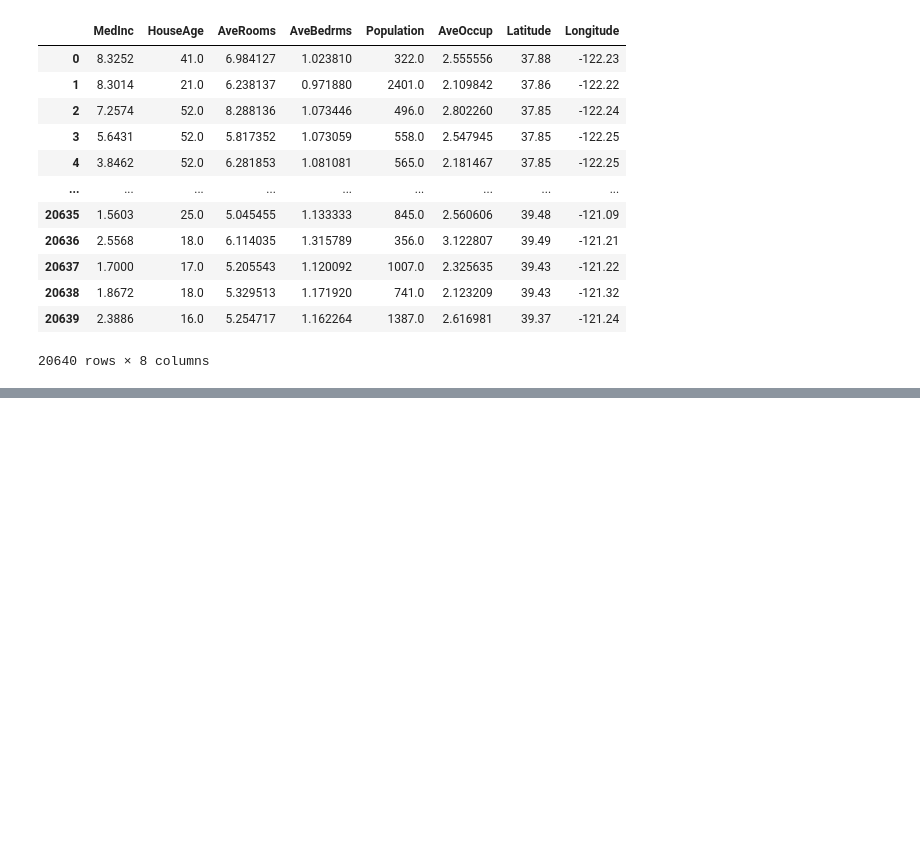
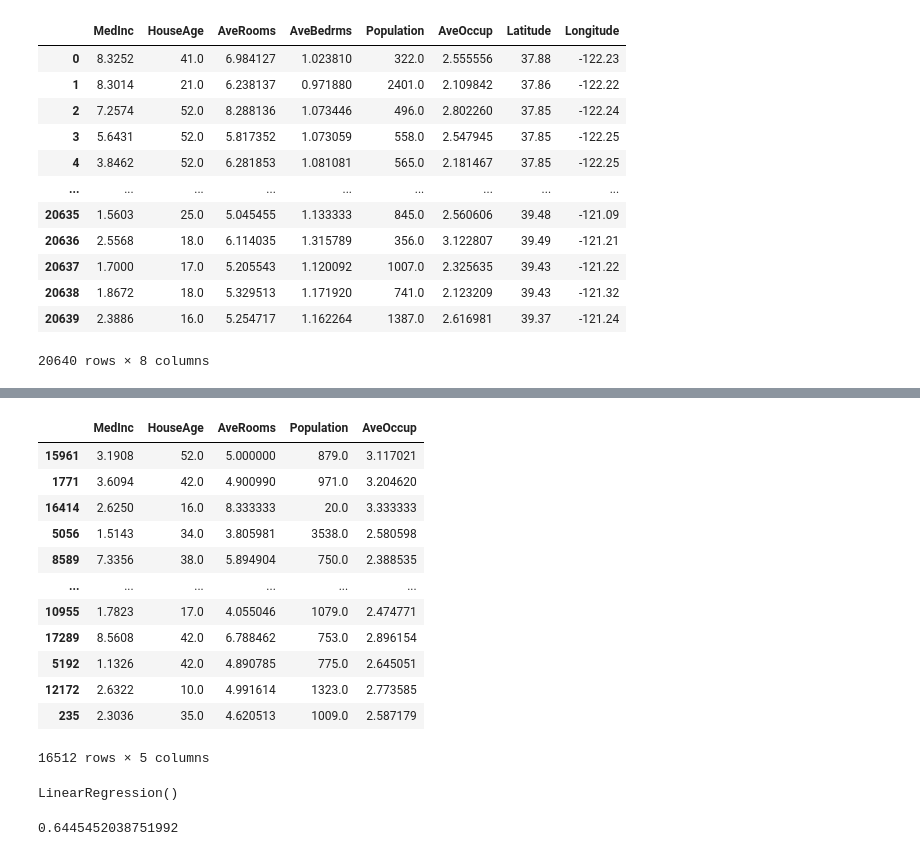
Before and after one commit to arybadj/machine-learning, a Jupyter notebook: multiple linear regreesion/mlr-2.ipynb, the cells around one changed output, grey strips where cells are left out. Drawn from its saved outputs; the diff is of its cells as text; code cells hidden in the pictures; blank space fills up the shorter version.

```diff
--- a/multiple linear regreesion/mlr-2.ipynb
+++ b/multiple linear regreesion/mlr-2.ipynb
@@ -123,0 +245,16 @@ df
+# %%
+x_train
+# %% [output]
+|  | MedInc | HouseAge | AveRooms | Population | AveOccup |
+| 15961 | 3.1908 | 52.0 | 5.000000 | 879.0 | 3.117021 |
+| 1771 | 3.6094 | 42.0 | 4.900990 | 971.0 | 3.204620 |
+| 16414 | 2.6250 | 16.0 | 8.333333 | 20.0 | 3.333333 |
+| 5056 | 1.5143 | 34.0 | 3.805981 | 3538.0 | 2.580598 |
+| 8589 | 7.3356 | 38.0 | 5.894904 | 750.0 | 2.388535 |
+| ... | ... | ... | ... | ... | ... |
+| 10955 | 1.7823 | 17.0 | 4.055046 | 1079.0 | 2.474771 |
+| 17289 | 8.5608 | 42.0 | 6.788462 | 753.0 | 2.896154 |
+| 5192 | 1.1326 | 42.0 | 4.890785 | 775.0 | 2.645051 |
+| 12172 | 2.6322 | 10.0 | 4.991614 | 1323.0 | 2.773585 |
+| 235 | 2.3036 | 35.0 | 4.620513 | 1009.0 | 2.587179 |
+16512 rows × 5 columns
@@ -123,0 +264,5 @@ df
+# %%
+model1 = LinearRegression()
+model1.fit(x_train, y_train)
+# %% [output]
+LinearRegression()
@@ -123,0 +271,5 @@ df
+# %%
+from sklearn.metrics import mean_squared_error
+mean_squared_error(y_test,y_pred)
+# %% [output]
+0.6445452038751992
```
Also changed, not shown: parts of 21 cells of this notebook, 1 other file.
